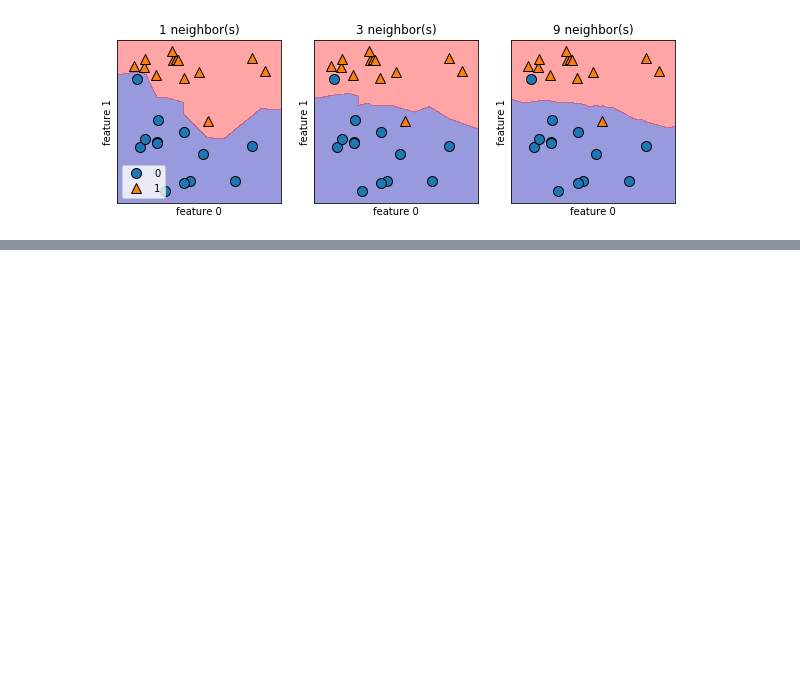
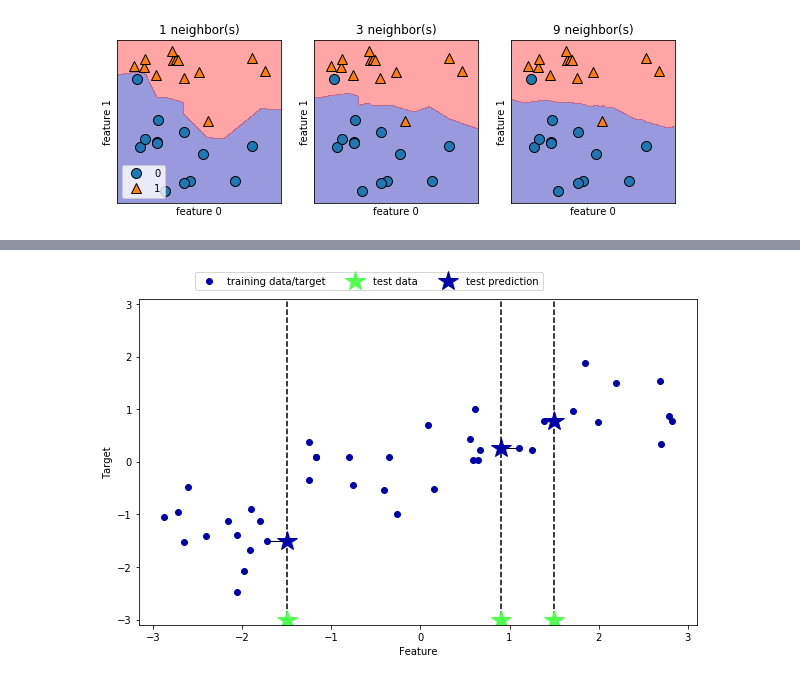
Before and after one commit to SahoKondo/studying_introduction_to_ml_with_python, a Jupyter notebook: introduction_to_ml_with_python_2.3.ipynb, the cells around one changed output, grey strips where cells are left out. Cells and saved outputs as stored; diff of their text form; code cells hidden in the pictures; blank space fills up the shorter version.

```diff
--- a/introduction_to_ml_with_python_2.3.ipynb
+++ b/introduction_to_ml_with_python_2.3.ipynb
@@ -117,0 +157,4 @@ axes[0].legend(loc=3)
+# %%
+mglearn.plots.plot_knn_regression(n_neighbors=1)
+# %% [output]
+[figure, added]
```
Also changed, not shown: parts of 6 cells of this notebook.
